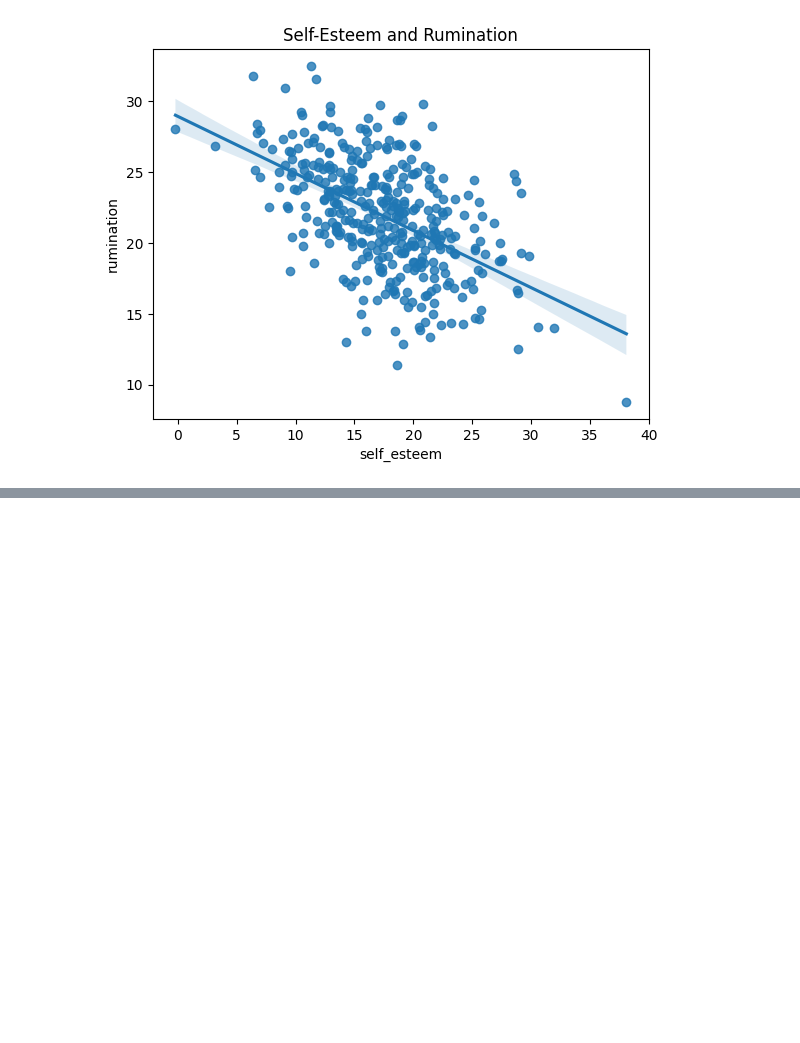
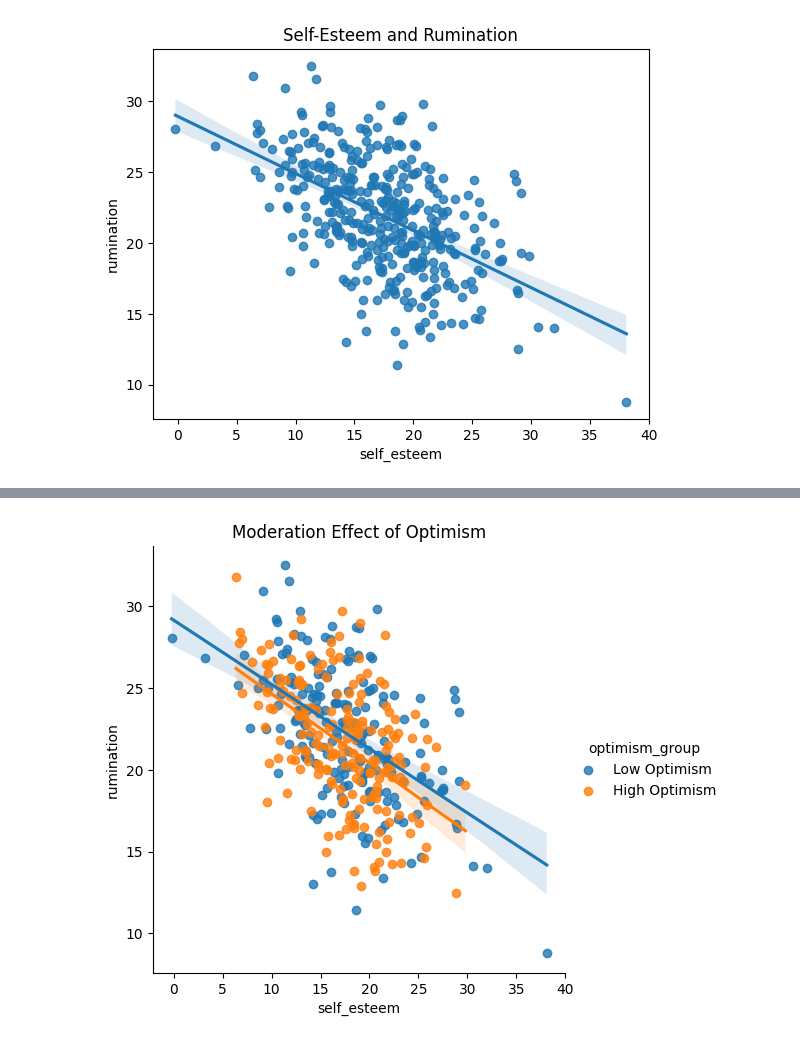
Before and after one commit to Saman-Fakhri/rumination-analysis, a Jupyter notebook: rumination_analysis.ipynb, the cells around one changed output, grey strips where cells are left out. Cells and saved outputs as stored; diff of their text form; code cells hidden in the pictures; blank space fills up the shorter version.

```diff
--- a/rumination_analysis.ipynb
+++ b/rumination_analysis.ipynb
@@ -112,0 +146,10 @@ plt.show()
+# %%
+data["self_esteem_c"] = data["self_esteem"] - data["self_esteem"].mean()
+data["optimism_c"] = data["optimism"] - data["optimism"].mean()
+
+moderation_model = smf.ols(
+    "rumination ~ self_esteem_c * optimism_c",
+    data=data
+).fit()
+
+print(moderation_model.summary())
@@ -112,0 +174,18 @@ plt.show()
+# %%
+data["optimism_group"] = pd.qcut(
+    data["optimism"],
+    2,
+    labels=["Low Optimism", "High Optimism"]
+)
+
+sns.lmplot(
+    x="self_esteem",
+    y="rumination",
+    hue="optimism_group",
+    data=data
+)
+
+plt.title("Moderation Effect of Optimism")
+plt.show()
+# %% [output]
+[figure, added]
```
Also changed, not shown: parts of 5 cells of this notebook.
